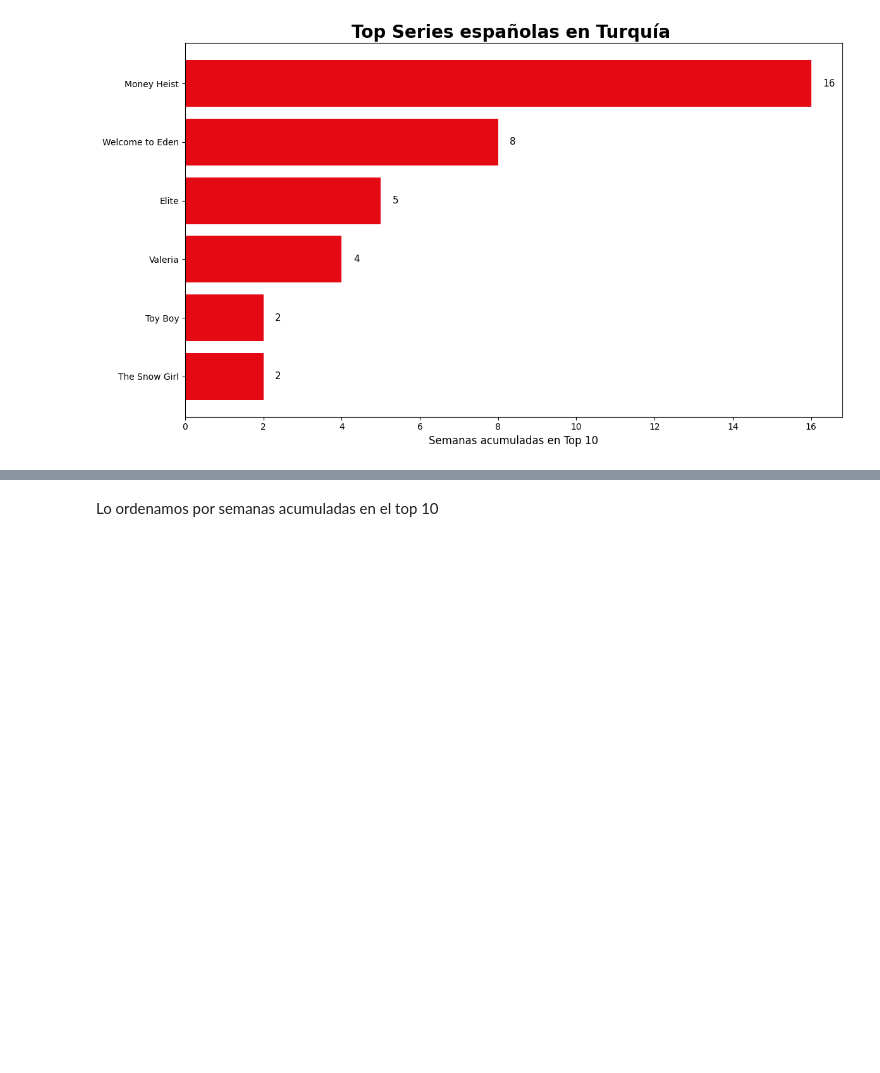
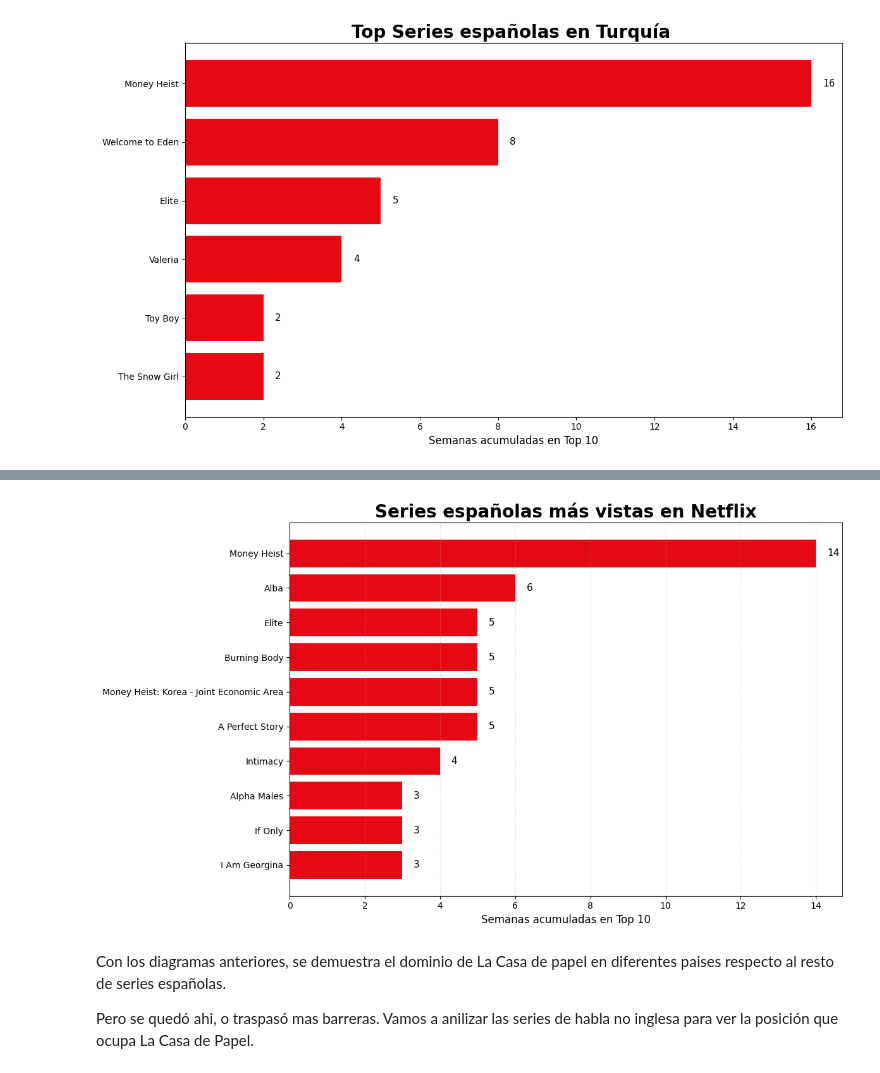
Before and after one commit to alejandro21rg/Eda_la_casa_de_papel, a Jupyter notebook: memoria.ipynb, the cells around one changed output, grey strips where cells are left out. Drawn from its saved outputs; the diff is of its cells as text; code cells hidden in the pictures; blank space fills up the shorter version.

```diff
--- a/memoria.ipynb
+++ b/memoria.ipynb
@@ -890,0 +895,2 @@ plt.show()
+# %%
+netflix_espanolas = pd.read_csv("Código/data/series_espanolas_netflix_global.csv")
@@ -890,0 +934,9 @@ plt.show()
+# %%
+# Agrupar por serie
+netflix_espanolas = (
+     netflix_espanolas.groupby("show_title")["cumulative_weeks_in_top_10"]
+    .max()
+    .sort_values(ascending=False)
+)
+
+print(netflix_espanolas)
@@ -891,2 +961,62 @@ plt.show()
+# %%
+import matplotlib.pyplot as plt
+
+# Top 10 series
+top10 = netflix_espanolas.head(10)
+
+# Estilo claro
+plt.style.use("default")
+
+# Figura
+plt.figure(figsize=(12,7))
+
+# Barras
+bars = plt.barh(
+    top10.index,
+    top10.values,
+    color="#E50914"
+)
+
+# Mayor arriba
+plt.gca().invert_yaxis()
+
+# Título
+plt.title(
+    "Series españolas más vistas en Netflix",
+    fontsize=20,
+    fontweight="bold"
+)
+
+# Eje X
+plt.xlabel(
+    "Semanas acumuladas en Top 10",
+    fontsize=12
+)
+
+# Etiquetas numéricas
+for bar in bars:
+    width = bar.get_width()
+
+    plt.text(
+        width + 0.3,
+        bar.get_y() + bar.get_height()/2,
+        f"{int(width)}",
+        va="center",
+        fontsize=11
+    )
+
+# Cuadrícula suave
+plt.grid(
+    axis="x",
+    linestyle="--",
+    alpha=0.3
+)
+
+# Ajuste
+plt.tight_layout()
+# %% [output]
+[figure, added]
 # %% [markdown]
-Lo ordenamos por semanas acumuladas en el top 10
+Con los diagramas anteriores, se demuestra el dominio de La Casa de papel en diferentes paises respecto al resto de series españolas.
+
+Pero se quedó ahi, o traspasó mas barreras. Vamos a anilizar las series de habla no inglesa para ver la posición que ocupa La Casa de Papel.
```
Also changed, not shown: parts of 5 cells of this notebook, 3 other files.
